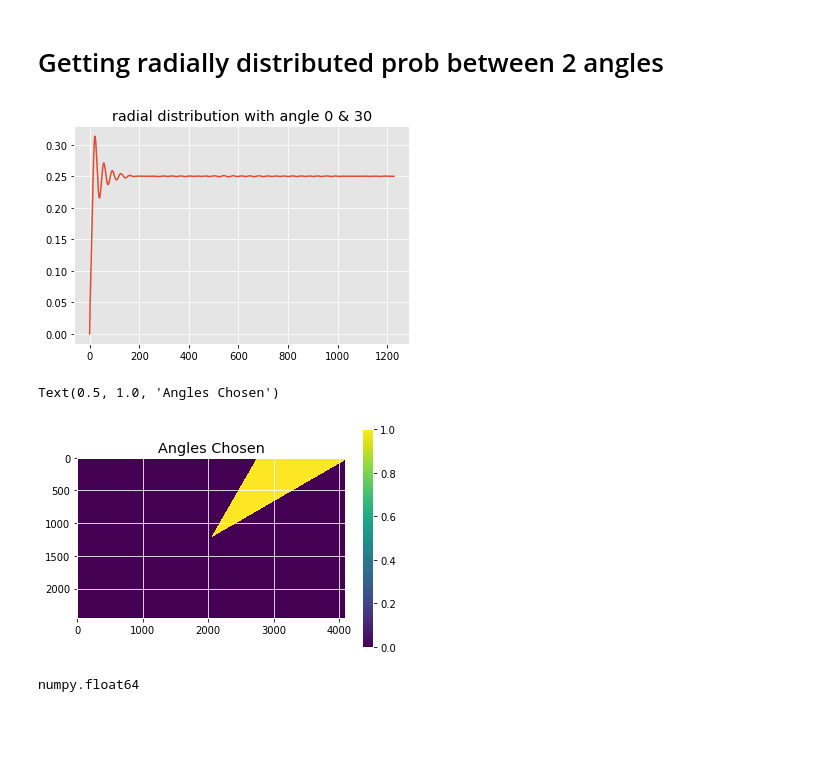
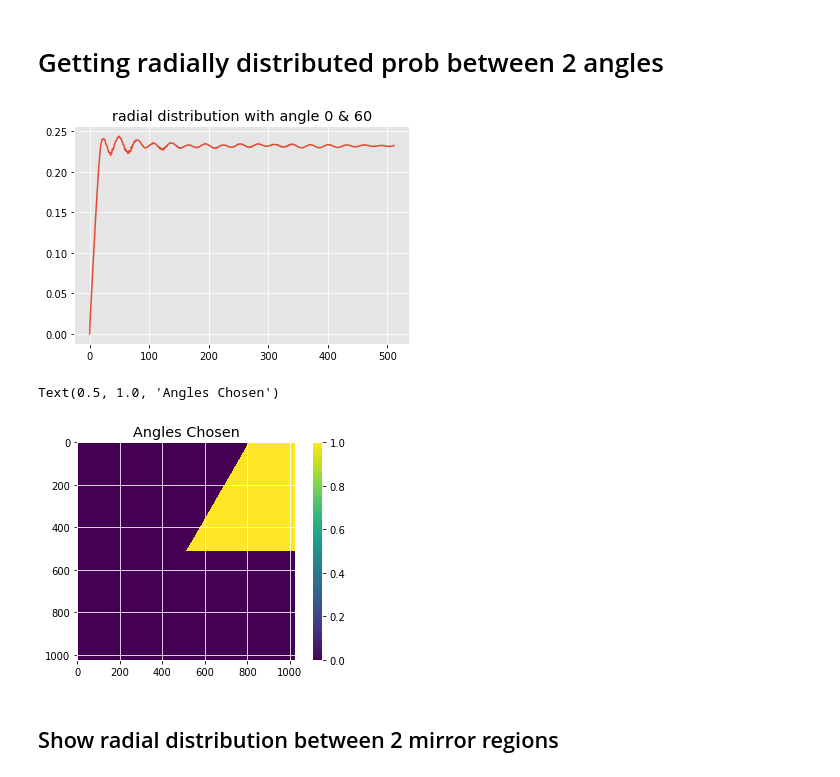
Before and after one commit to nhgowtham/MicrostructureStatistics, a Jupyter notebook: 2 point correlations example.ipynb, the cells around one changed output. Drawn from its saved outputs; the diff is of its cells as text; code cells hidden in the pictures; blank space fills up the shorter version.

```diff
--- a/2 point correlations example.ipynb
+++ b/2 point correlations example.ipynb
@@ -8,7 +8,7 @@ import pandas as pd
 # %% [markdown]
 ### Changing the image from png/dat file to numpy array
 # %%
-image_path ='/Users/adithyaiyer/Desktop/time_001500.dat'
+image_path ='/Users/adithyaiyer/Desktop/data_hex/c-time_000010000.dat'
 img_ = corr.dat_to_numpy(image_path)
 # %% [markdown]
 ## Visualizing the microstructure(cropped if png)
@@ -120,17 +120,15 @@ From outputs of PyMKS
 # %% [markdown]
 # Getting radially distributed prob between 2 angles
 # %%
-AngleChosenForOutput, radialProbDistribution =corr.giveAvailablePoints(cross,0,30,30)
+AngleChosenForOutput, radialProbDistribution =corr.giveAvailablePoints(cross,0,60,0)
 # %% [output]
-[figure, old version]
+[figure, new version]
 # %%
 plt.imshow(AngleChosenForOutput)
 plt.colorbar()
 plt.title('Angles Chosen')
 # %% [output]
 Text(0.5, 1.0, 'Angles Chosen')
-[figure, old version]
+[figure, new version]
-# %%
-type(cross[23][34])
-# %% [output]
-numpy.float64
+# %% [markdown]
+## Show radial distribution between 2 mirror regions
```
Also changed, not shown: parts of 16 cells of this notebook, 1 other file.
